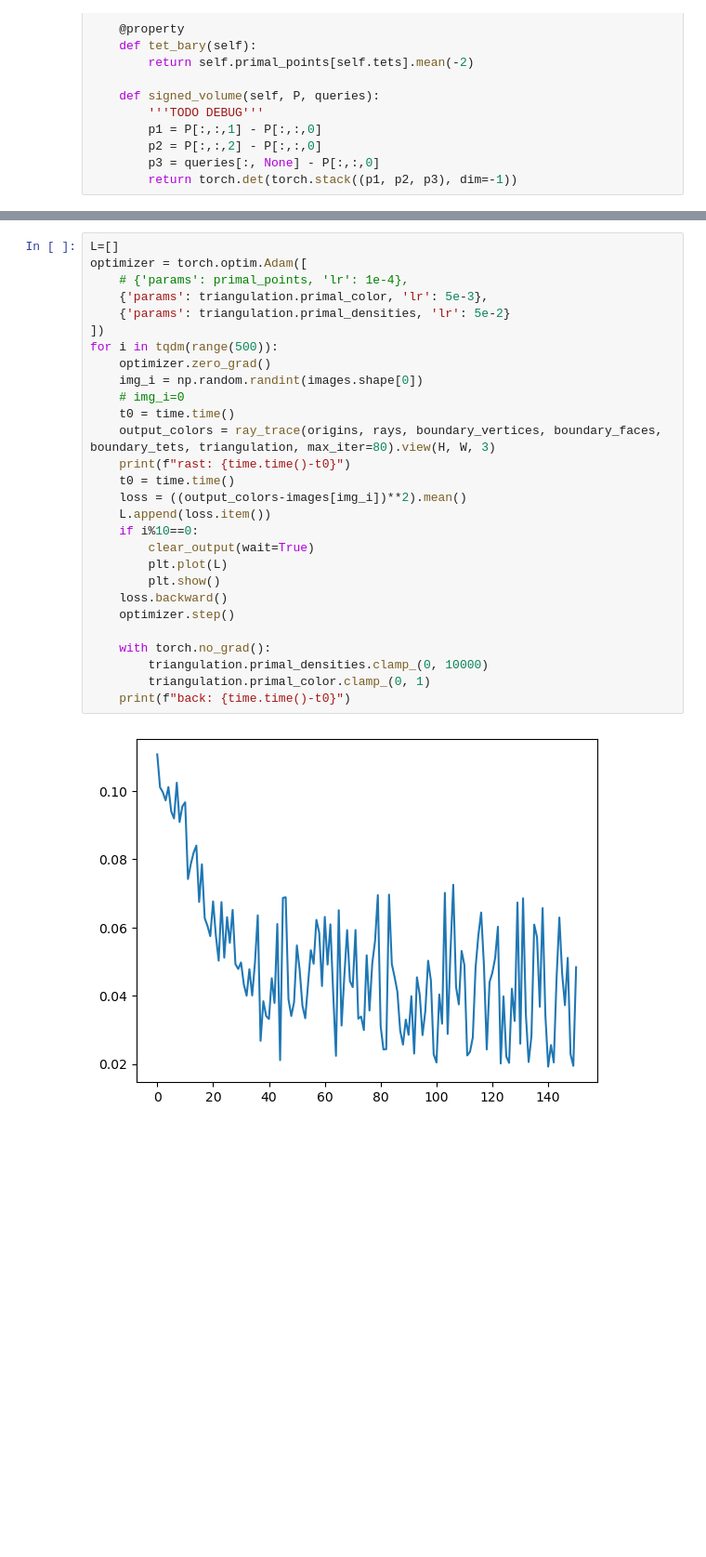
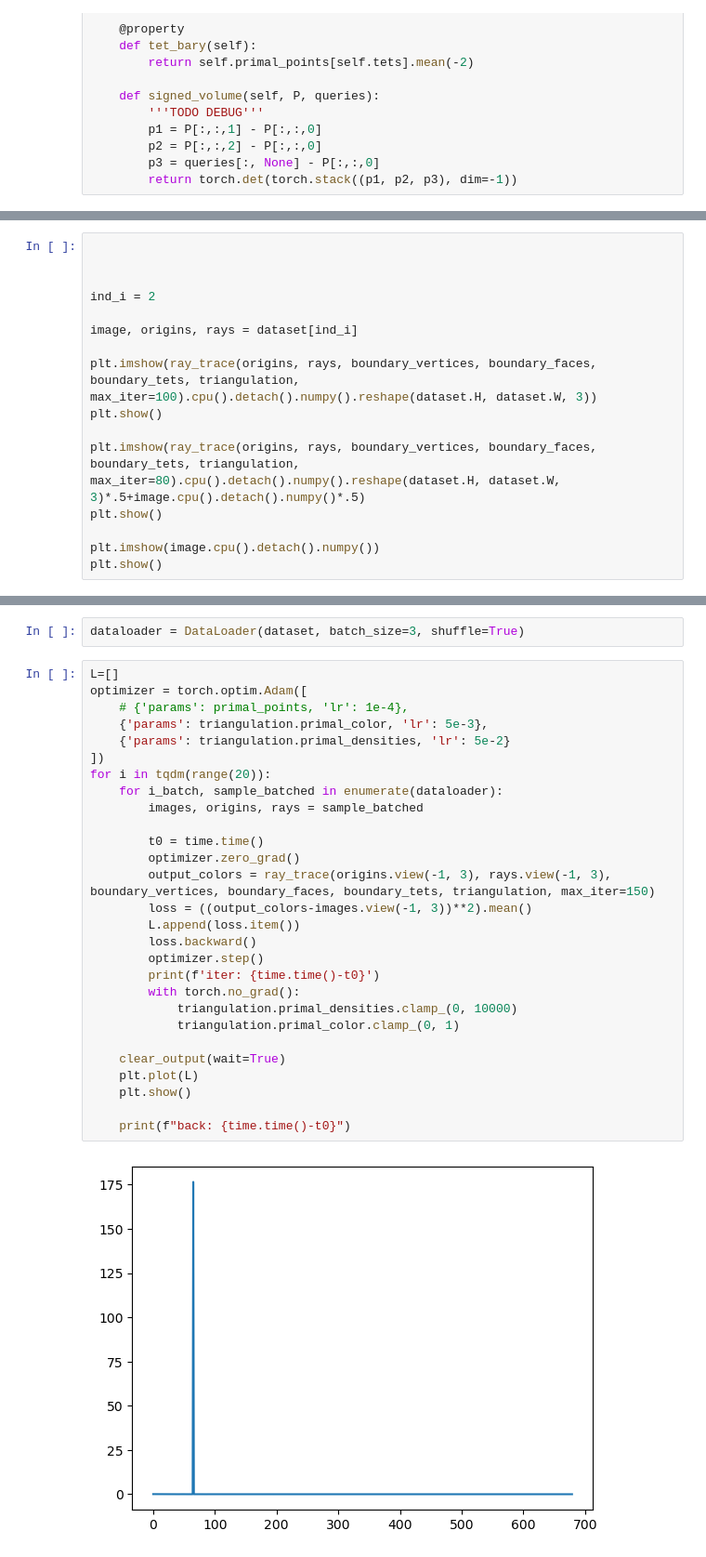
Before and after one commit to diego1401/VoroSplat, a Jupyter notebook: experiments/tiny_nerf/delaunay_marching.ipynb, the cells around one changed output, grey strips where cells are left out. Shown: that part at 93% size. Drawn from its saved outputs; the diff is of its cells as text; blank space fills up the shorter version.

```diff
--- a/experiments/tiny_nerf/delaunay_marching.ipynb
+++ b/experiments/tiny_nerf/delaunay_marching.ipynb
@@ -283,0 +261,16 @@ plt.show()
+# %%
+
+
+
+ind_i = 2
+
+image, origins, rays = dataset[ind_i]
+
+plt.imshow(ray_trace(origins, rays, boundary_vertices, boundary_faces, boundary_tets, triangulation, max_iter=100).cpu().detach().numpy().reshape(dataset.H, dataset.W, 3))
+plt.show()
+
+plt.imshow(ray_trace(origins, rays, boundary_vertices, boundary_faces, boundary_tets, triangulation, max_iter=80).cpu().detach().numpy().reshape(dataset.H, dataset.W, 3)*.5+image.cpu().detach().numpy()*.5)
+plt.show()
+
+plt.imshow(image.cpu().detach().numpy())
+plt.show()
@@ -284,30 +281,32 @@ plt.show()
+# %%
+dataloader = DataLoader(dataset, batch_size=3, shuffle=True)
 # %%
 L=[]
 optimizer = torch.optim.Adam([
     # {'params': primal_points, 'lr': 1e-4},
     {'params': triangulation.primal_color, 'lr': 5e-3},
     {'params': triangulation.primal_densities, 'lr': 5e-2}
 ])
-for i in tqdm(range(500)):
-    optimizer.zero_grad()
-    img_i = np.random.randint(images.shape[0])
-    # img_i=0
-    t0 = time.time()
-    output_colors = ray_trace(origins, rays, boundary_vertices, boundary_faces, boundary_tets, triangulation, max_iter=80).view(H, W, 3)
-    print(f"rast: {time.time()-t0}")
-    t0 = time.time()
-    loss = ((output_colors-images[img_i])**2).mean()
-    L.append(loss.item())
-    if i%10==0:
-        clear_output(wait=True)
-        plt.plot(L)
-        plt.show()
-    loss.backward()
-    optimizer.step()
+for i in tqdm(range(20)):
+    for i_batch, sample_batched in enumerate(dataloader):
+        images, origins, rays = sample_batched
 
-    with torch.no_grad():
-        triangulation.primal_densities.clamp_(0, 10000)
-        triangulation.primal_color.clamp_(0, 1)
+        t0 = time.time()
+        optimizer.zero_grad()
+        output_colors = ray_trace(origins.view(-1, 3), rays.view(-1, 3), boundary_vertices, boundary_faces, boundary_tets, triangulation, max_iter=150)
+        loss = ((output_colors-images.view(-1, 3))**2).mean()
+        L.append(loss.item())
+        loss.backward()
+        optimizer.step()
+        print(f'iter: {time.time()-t0}')
+        with torch.no_grad():
+            triangulation.primal_densities.clamp_(0, 10000)
+            triangulation.primal_color.clamp_(0, 1)
+
+    clear_output(wait=True)
+    plt.plot(L)
+    plt.show()
+
     print(f"back: {time.time()-t0}")
 # %% [output]
-[figure, old version]
+[figure, new version]
```
Also changed, not shown: parts of 14 cells of this notebook.
